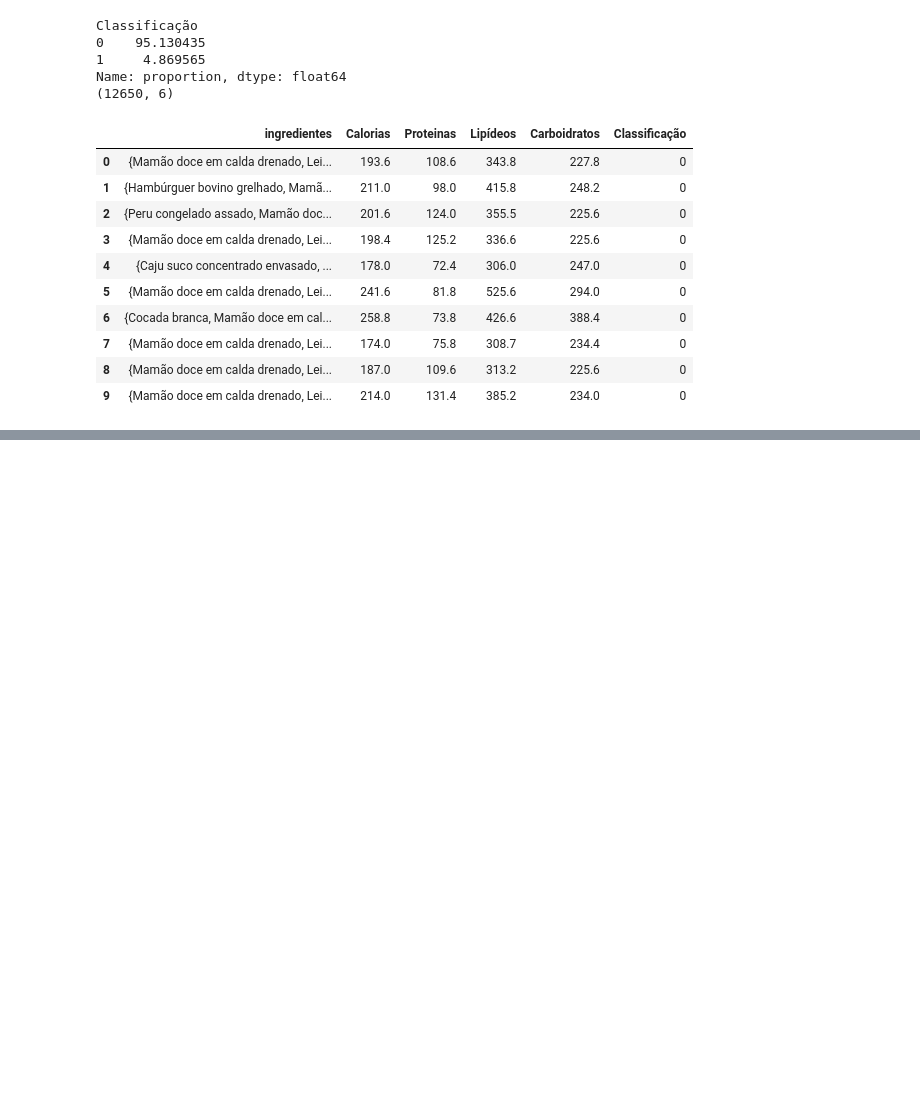
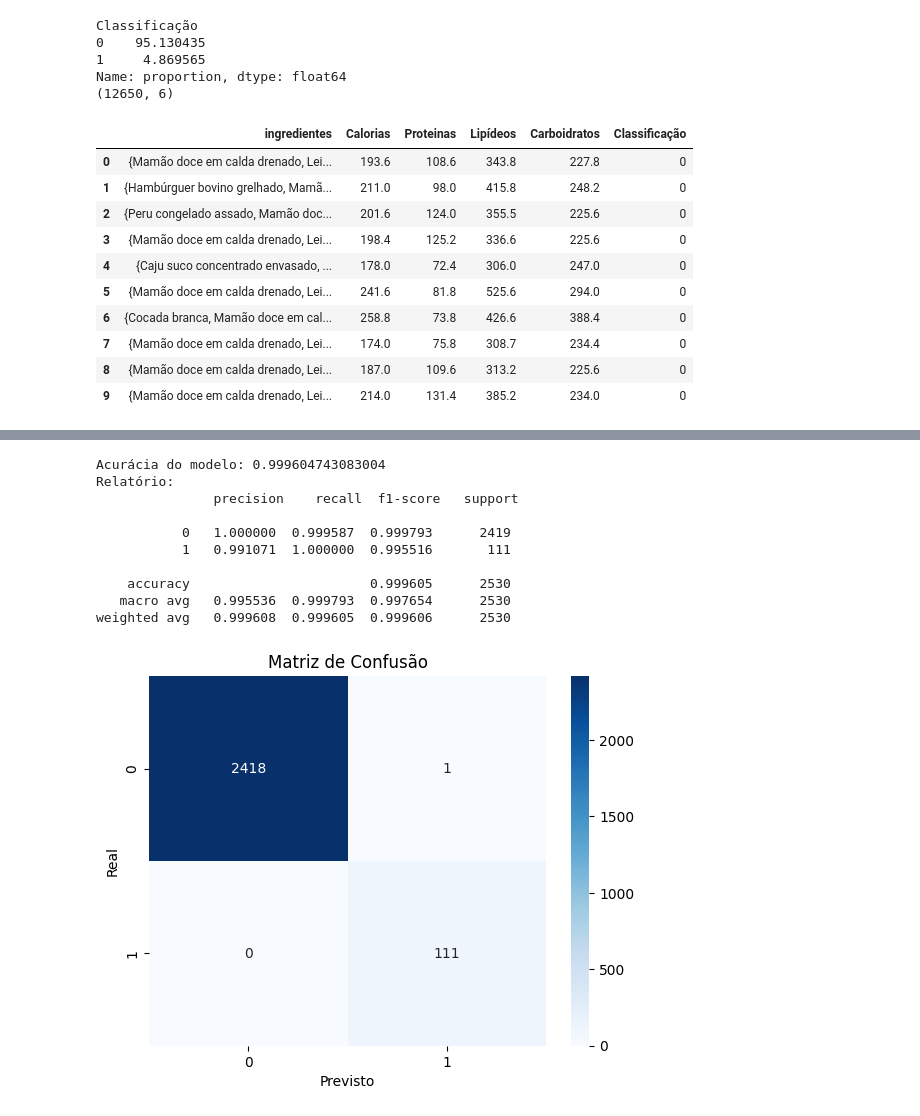
Before and after one commit to AntonioPedro04/desafio-tech-ia, a Jupyter notebook: notebooks/model_training.ipynb, the cells around one changed output, grey strips where cells are left out. Saved outputs shown, nothing was run; the diff lists cells and outputs as text; code cells hidden in the pictures; blank space fills up the shorter version.

Commit message:
[Feature]: Realiza treinamento do modelo e análise de métricas

```diff
--- a/notebooks/model_training.ipynb
+++ b/notebooks/model_training.ipynb
@@ -263,0 +273,15 @@ Name: proportion, dtype: float64
+# %%
+# Binarização dos ingredientes
+mlb = MultiLabelBinarizer()
+ingredientes_bin = pd.DataFrame(mlb.fit_transform(df_padronizado['ingredientes']),
+                                 columns=mlb.classes_,
+                                 index=df_padronizado.index)
+
+# Cria um df com os valores nutricionais
+df_features = pd.concat([ingredientes_bin,
+                         df_padronizado[['Calorias', 'Proteinas', 'Lipídeos', 'Carboidratos']]], axis=1)
+
+
+y = df_padronizado['Classificação']
+
+df_features.head(10)
@@ -263,0 +309,29 @@ Name: proportion, dtype: float64
+# %%
+X_train, X_test, y_train, y_test = train_test_split(df_features, y, test_size=0.2, random_state=42)
+
+modelo = RandomForestClassifier(n_estimators=100, random_state=42)
+modelo.fit(X_train, y_train)
+
+y_pred = modelo.predict(X_test)
+
+print("Acurácia do modelo:", accuracy_score(y_test, y_pred))
+print("Relatório:  \n", classification_report(y_test, y_pred,digits=6))
+
+sns.heatmap(confusion_matrix(y_test, y_pred), annot=True, fmt="d", cmap="Blues",
+            xticklabels=modelo.classes_, yticklabels=modelo.classes_)
+plt.title("Matriz de Confusão")
+plt.xlabel("Previsto")
+plt.ylabel("Real")
+plt.show()
+# %% [output]
+Acurácia do modelo: 0.999604743083004
+Relatório:
+               precision    recall  f1-score   support
+
+           0   1.000000  0.999587  0.999793      2419
+           1   0.991071  1.000000  0.995516       111
+
+    accuracy                       0.999605      2530
+   macro avg   0.995536  0.999793  0.997654      2530
+weighted avg   0.999608  0.999605  0.999606      2530
+[figure, added]
```
Also changed, not shown: parts of 5 cells of this notebook.
